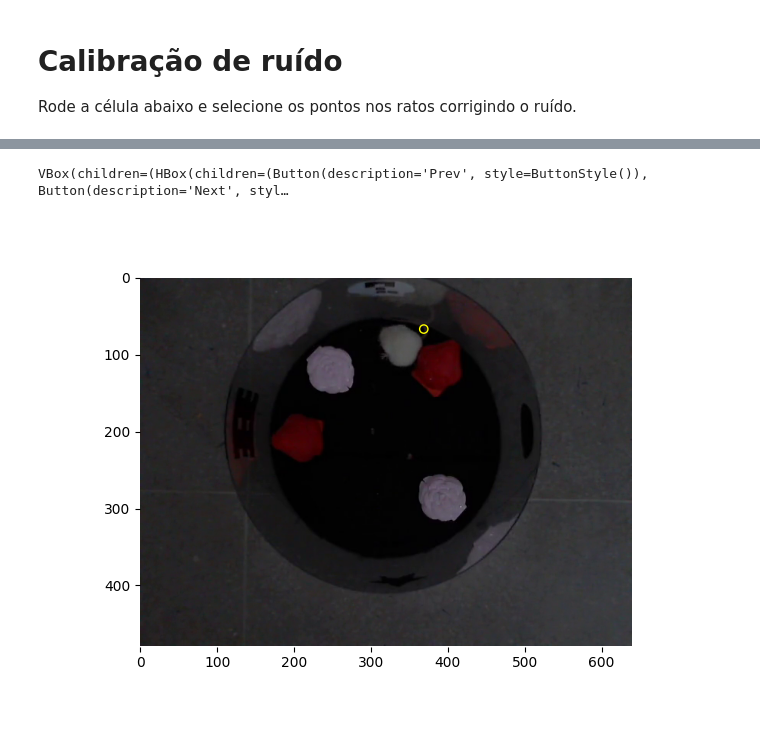
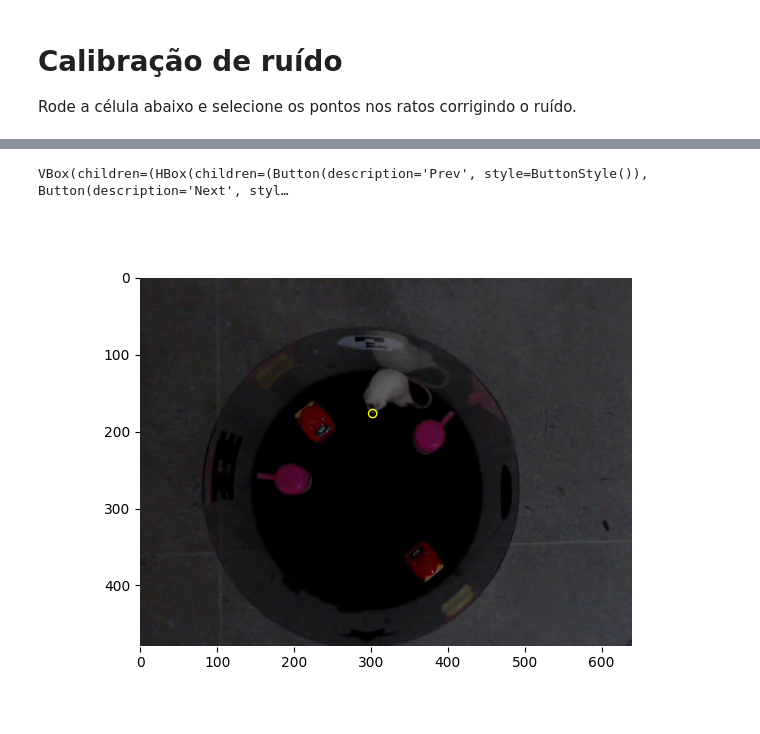
Before and after one commit to MarlonVCendron/keypoint_comp_neuroetho, a Jupyter notebook: noise_calibration.ipynb, the cells around one changed output, grey strips where cells are left out. Drawn from its saved outputs; the diff is of its cells as text; code cells hidden in the pictures.

Commit message:
noise calibration

```diff
--- a/noise_calibration.ipynb
+++ b/noise_calibration.ipynb
@@ -4,15 +4,17 @@
 Rode a célula abaixo e selecione os pontos nos ratos corrigindo o ruído.
 # %%
 import keypoint_moseq as kpms # type: ignore
+from utils.video_frame_indexes import video_frame_indexes
 
-project_name = 'elm_ms'
+project_name = 'elm_ms_reduced'
 project_dir = f'projects/{project_name}'
 
 config = kpms.load_config(project_dir)
 coordinates, confidences, bodyparts = kpms.load_keypoints(
     config["video_dir"], "deeplabcut", extension=".csv"
 )
+coordinates, confidences, video_frame_indexes = video_frame_indexes(coordinates, confidences)
 
 %matplotlib widget
-kpms.noise_calibration(project_dir, coordinates, confidences, **config)
+kpms.noise_calibration(project_dir, coordinates, confidences, video_frame_indexes=video_frame_indexes, **config)
 # %% [output]
@@ -21,2 +21,2 @@ kpms.noise_calibration(project_dir, coordinates, confidences, **config)
 VBox(children=(HBox(children=(Button(description='Prev', style=ButtonStyle()), Button(description='Next', styl…
-[figure, old version]
+[figure, new version]
```
Also changed, not shown: parts of 1 cell of this notebook, 1 other file.
